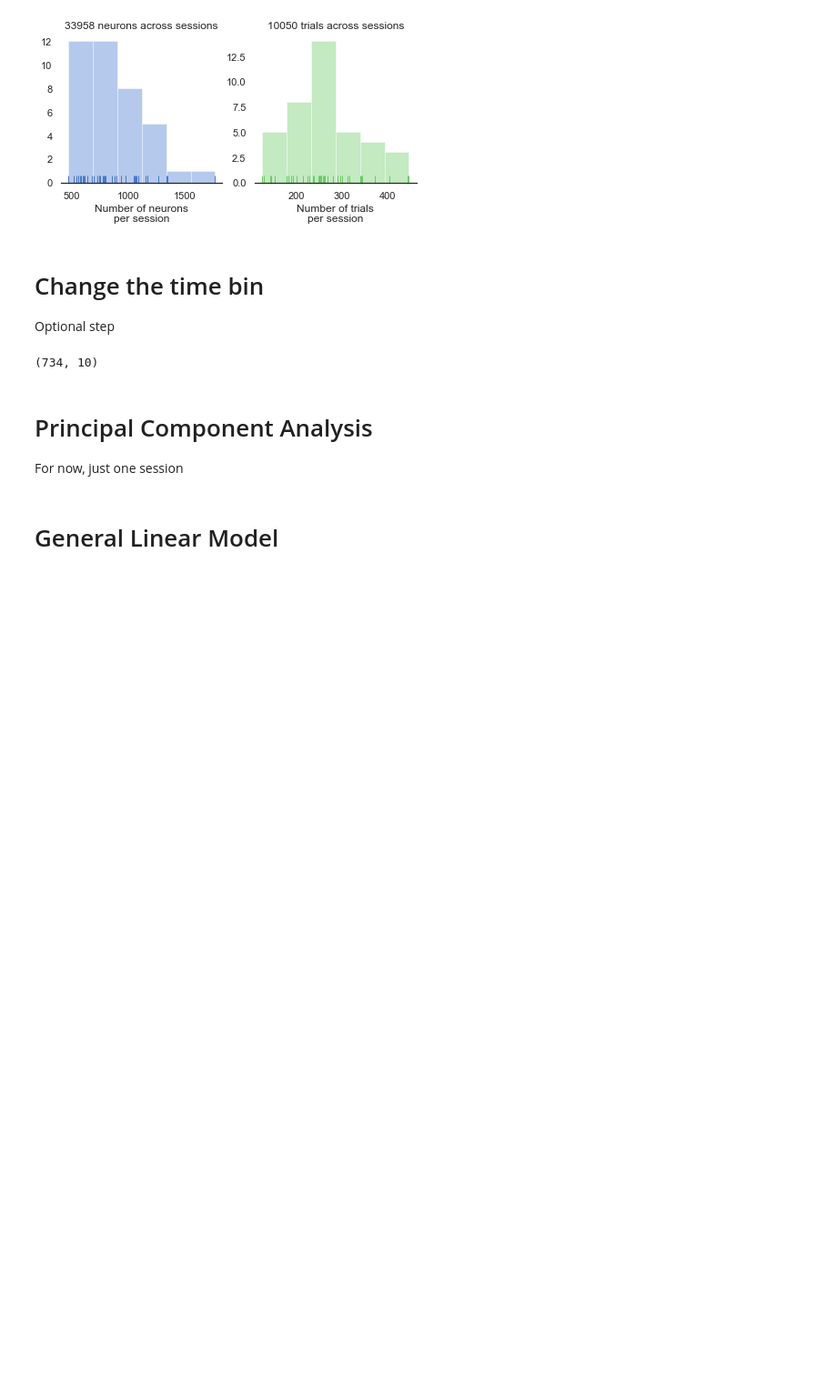
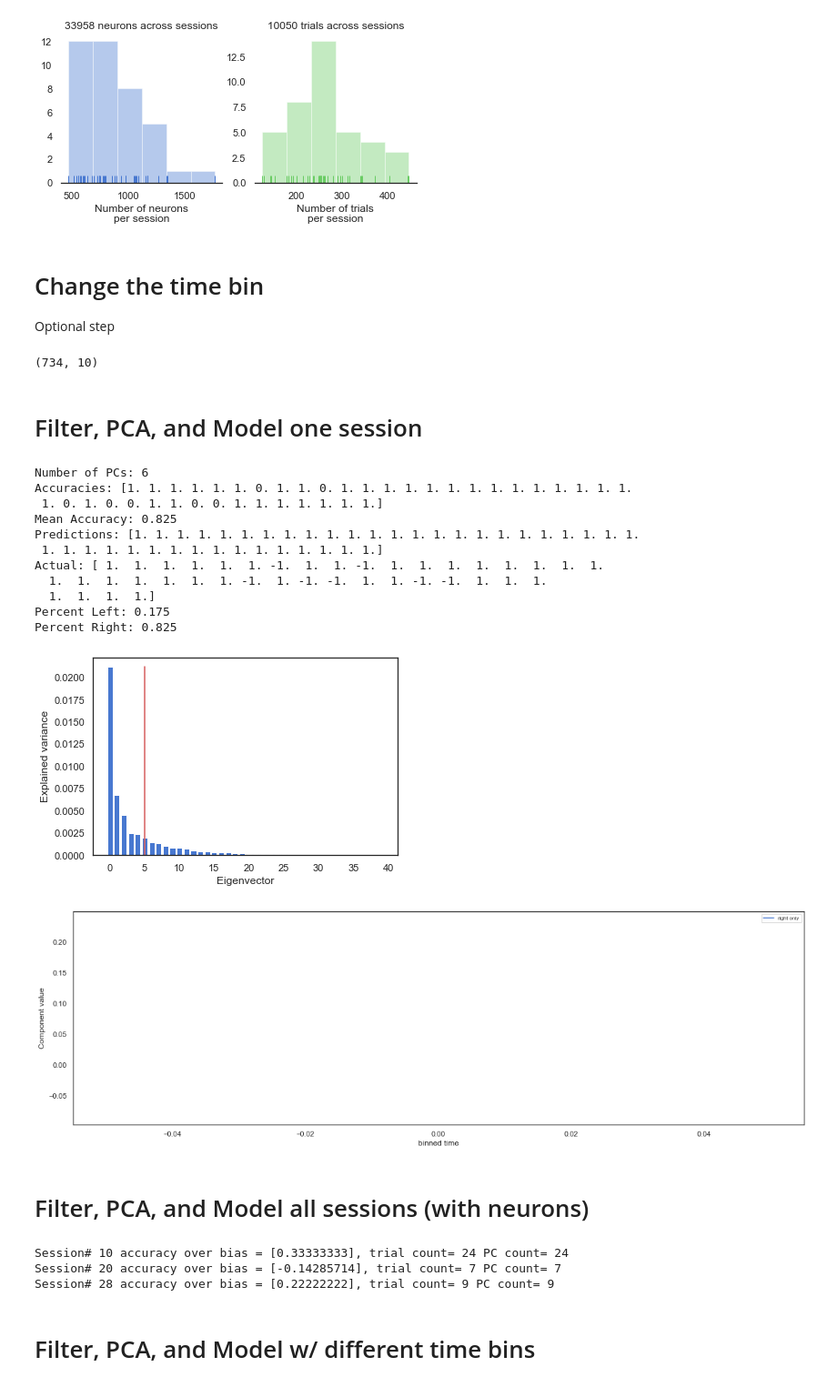
Before and after one commit to jorgeerrz/mistaken_mice, a Jupyter notebook: mistaken_mice.ipynb, the cells around one changed output. Shown at 91% size. Cells and saved outputs as stored; diff of their text form; code cells hidden in the pictures; blank space fills up the shorter version.

```diff
--- a/mistaken_mice.ipynb
+++ b/mistaken_mice.ipynb
@@ -97,6 +97,3 @@ droll = np.reshape(dat['spks'][:,:,minT:maxT], (NN,-1))
 dat['spks'][:,:,minT:maxT].mean(axis=2).shape
 # %% [output]
 (734, 10)
-# %% [markdown]
-# Principal Component Analysis
-For now, just one session
@@ -105,2 +99,0 @@ For now, just one session
-# %% [markdown]
-# General Linear Model
@@ -115,0 +100,72 @@ For now, just one session
+# %% [markdown]
+# Filter, PCA, and Model one session
+# %%
+from sklearn.model_selection import *
+
+session = 10
+brain_areas = ["CP","ACB"]
+
+
+filtered = filter_spikes(alldat,session,unfair_only=True,brain_area=brain_areas)
+dat = neurons_PCA(filtered,0.8,0,250,toplot=True)
+dat['PCs'] = dat['PCs'][0:dat['PCrange'],:]
+lambda_L2 = 1
+penalty = "l2"
+l1args = {}
+logreg = LogisticRegression(penalty = penalty, C = lambda_L2, **l1args).fit(dat['PCs'].T, filtered['chcs'])
+splitter = LeaveOneOut()
+splits = splitter.split(dat['PCs'].T)
+accuracies = cross_val_score(logreg,dat['PCs'].T, filtered['chcs'], cv=splits, verbose=0) # k=8 crossvalidation
+logreg.fit(dat['PCs'].T, filtered['chcs'])
+predictions = logreg.predict(dat['PCs'].T)
+
+
+print('Number of PCs: '+str(dat['PCrange']))
+
+print('Accuracies: '+str(accuracies))
+print('Mean Accuracy: '+str(np.mean(accuracies)))
+print('Predictions: '+ str(predictions))
+print('Actual: '+ str(filtered['chcs']))
+print('Percent Left: ' +str(np.mean((filtered['chcs'])==-1)))
+print('Percent Right: ' +str(np.mean((filtered['chcs'])==1)))
+# %% [output]
+Number of PCs: 6
+Accuracies: [1. 1. 1. 1. 1. 1. 0. 1. 1. 0. 1. 1. 1. 1. 1. 1. 1. 1. 1. 1. 1. 1. 1. 1.
+ 1. 0. 1. 0. 0. 1. 1. 0. 0. 1. 1. 1. 1. 1. 1. 1.]
+Mean Accuracy: 0.825
+Predictions: [1. 1. 1. 1. 1. 1. 1. 1. 1. 1. 1. 1. 1. 1. 1. 1. 1. 1. 1. 1. 1. 1. 1. 1.
+ 1. 1. 1. 1. 1. 1. 1. 1. 1. 1. 1. 1. 1. 1. 1. 1.]
+Actual: [ 1.  1.  1.  1.  1.  1. -1.  1.  1. -1.  1.  1.  1.  1.  1.  1.  1.  1.
+  1.  1.  1.  1.  1.  1.  1. -1.  1. -1. -1.  1.  1. -1. -1.  1.  1.  1.
+  1.  1.  1.  1.]
+Percent Left: 0.175
+Percent Right: 0.825
+[figure, added]
+[figure, added]
+# %% [markdown]
+# Filter, PCA, and Model all sessions (with neurons)
+# %%
+brain_areas = ['MOp']
+for session in range(len(alldat)):
+    if np.sum(np.isin(alldat[session]['brain_area'],brain_areas))>0:
+        filtered = filter_spikes(alldat,session,unfair_only=True,chosey_only=True, nonzero_only=True,brain_area=brain_areas)
+        dat = neurons_PCA(filtered,0.9,0,250)
+       # dat['PCs'] = dat['PCs'][0:dat['PCrange'],:]
+        lambda_L2 = 1
+        penalty = "none"
+        l1args = {}
+       # l1args = {'solver':"saga", 'max_iter':5000}
+        logreg = LogisticRegression(penalty = penalty, C = lambda_L2, **l1args).fit(dat['PCs'].T, filtered['chcs'])
+        splitter = LeaveOneOut()
+        splits = splitter.split(dat['PCs'].T)
+        accuracies = cross_val_score(logreg,dat['PCs'].T, filtered['chcs'], cv=splits, verbose=0) # k=8 crossvalidation
+        left_bias = np.mean((filtered['chcs'])==-1)
+        choice_bias = [left_bias if left_bias > .5 else (1.0-left_bias)]
+        aob = accuracies.mean() - choice_bias
+        print("Session# "+ str(session)+" accuracy over bias = "+str(accuracies.mean() - choice_bias) + ", trial count= "+ str(len(accuracies)),"PC count= "+ str(dat['PCs'].shape[0]))
+# %% [output]
+Session# 10 accuracy over bias = [0.33333333], trial count= 24 PC count= 24
+Session# 20 accuracy over bias = [-0.14285714], trial count= 7 PC count= 7
+Session# 28 accuracy over bias = [0.22222222], trial count= 9 PC count= 9
+# %% [markdown]
+# Filter, PCA, and Model w/ different time bins
```
Also changed, not shown: parts of 12 cells of this notebook, 2 other files.
